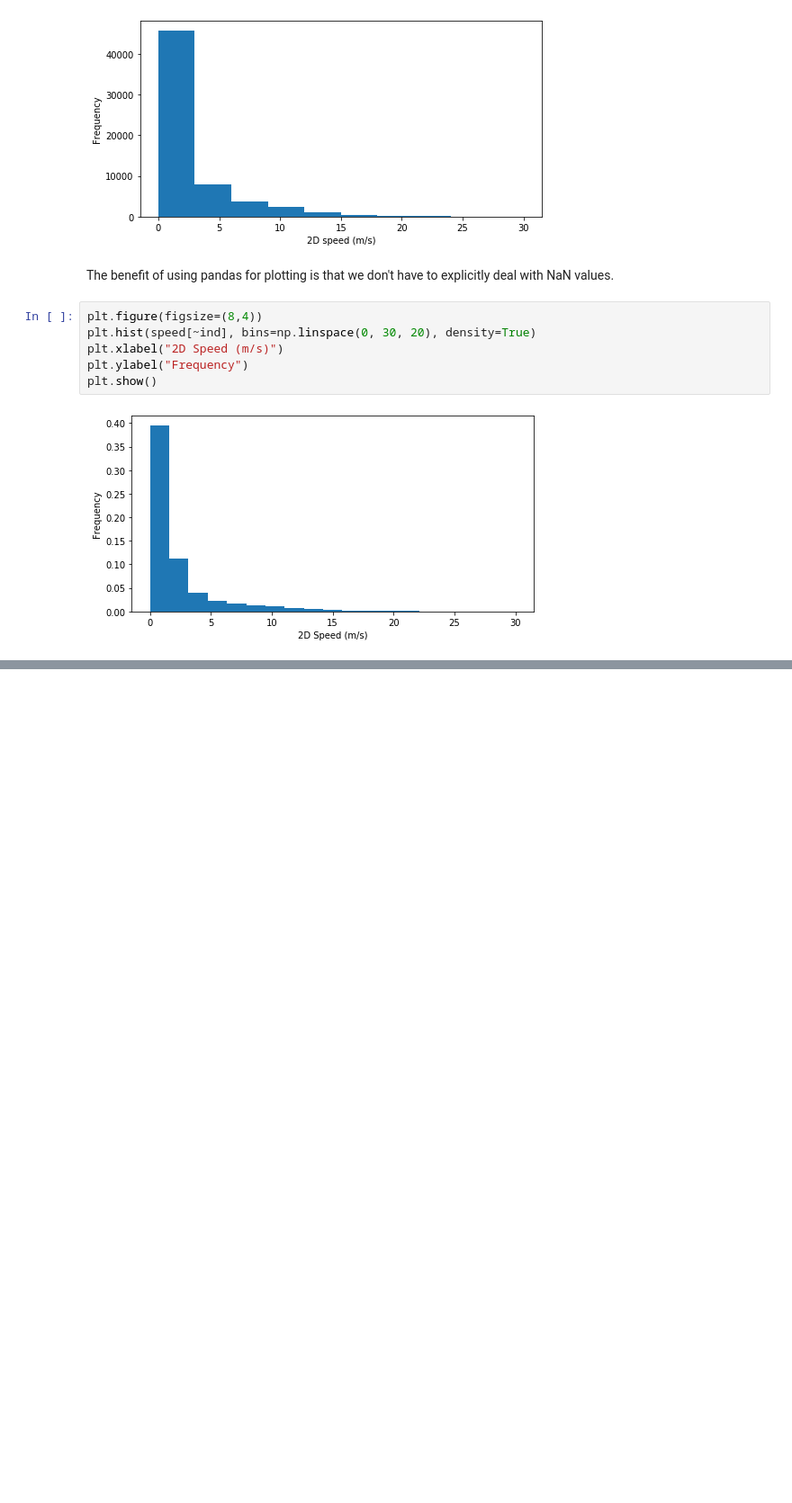
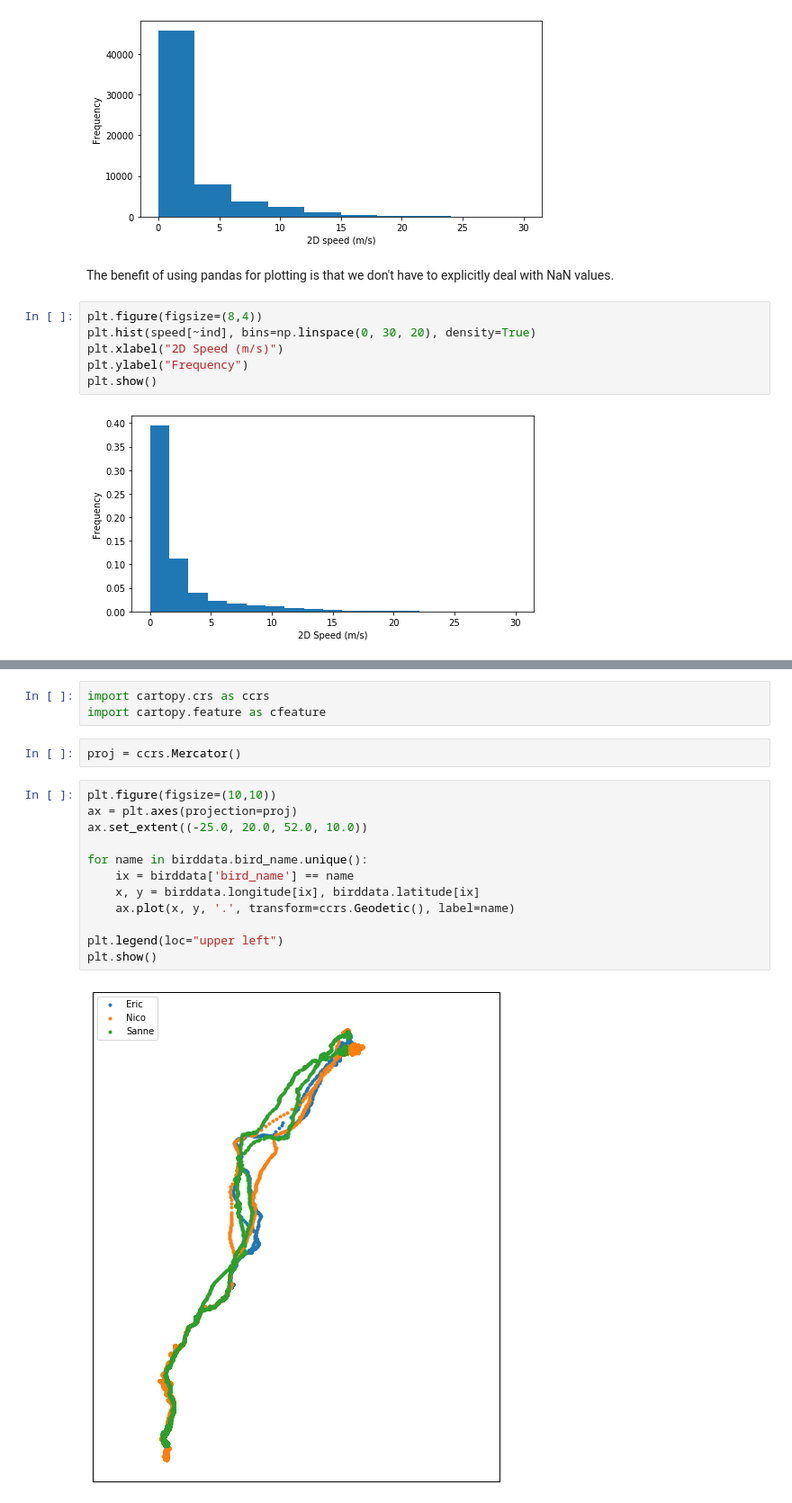
Before and after one commit to Saber627/HarvardX-PH526x, a Jupyter notebook: Case Study 5 - Bird Migration/birds.ipynb, the cells around one changed output, grey strips where cells are left out. Shown at 90% size. Cells and saved outputs as stored; diff of their text form; blank space fills up the shorter version.

```diff
--- a/Case Study 5 - Bird Migration/birds.ipynb
+++ b/Case Study 5 - Bird Migration/birds.ipynb
@@ -91,0 +178,19 @@ plt.show()
+# %%
+import cartopy.crs as ccrs
+import cartopy.feature as cfeature
+# %%
+proj = ccrs.Mercator()
+# %%
+plt.figure(figsize=(10,10))
+ax = plt.axes(projection=proj)
+ax.set_extent((-25.0, 20.0, 52.0, 10.0))
+
+for name in birddata.bird_name.unique():
+    ix = birddata['bird_name'] == name
+    x, y = birddata.longitude[ix], birddata.latitude[ix]
+    ax.plot(x, y, '.', transform=ccrs.Geodetic(), label=name)
+
+plt.legend(loc="upper left")
+plt.show()
+# %% [output]
+[figure, added]
```
Also changed, not shown: parts of 21 cells of this notebook, 1 other file.
